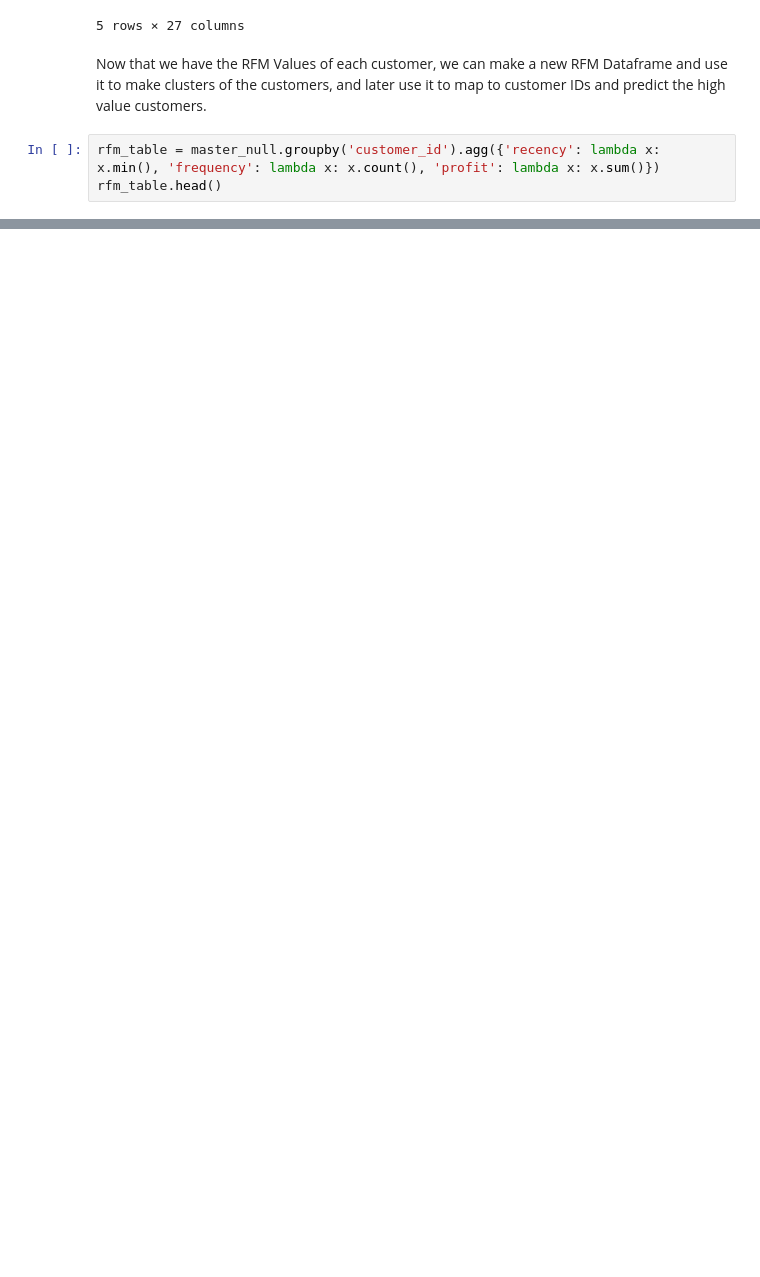
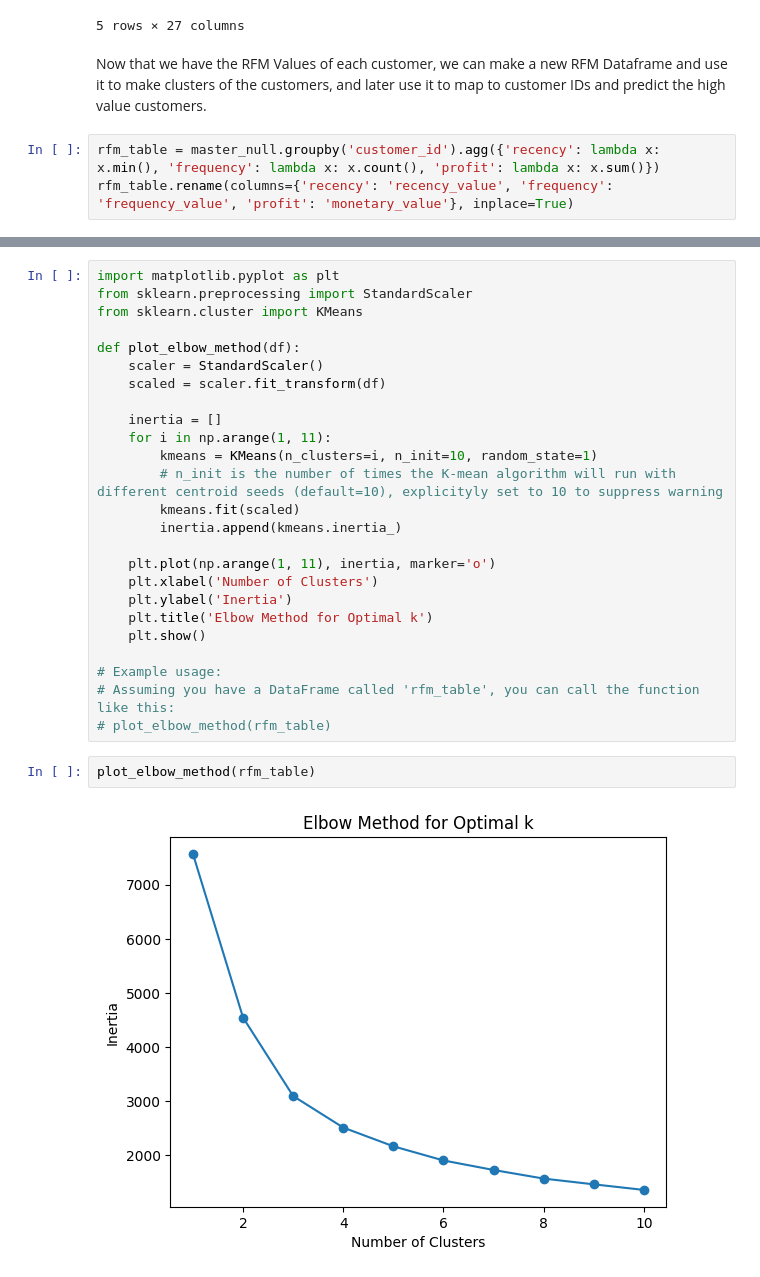
Before and after one commit to notcostheta/internship-speedrun, a Jupyter notebook: kpmg/task2.ipynb, the cells around one changed output, grey strips where cells are left out. Drawn from its saved outputs; the diff is of its cells as text; blank space fills up the shorter version.

Commit message:
added a fucntion for kmeans

```diff
--- a/kpmg/task2.ipynb
+++ b/kpmg/task2.ipynb
@@ -383,4 +383,4 @@ See the caveats in the documentation: https://pandas.pydata.org/pandas-docs/stab
 Now that we have the RFM Values of each customer, we can make a new RFM Dataframe and use it to make clusters of the customers, and later use it to map to customer IDs and predict the high value customers.
 # %%
 rfm_table = master_null.groupby('customer_id').agg({'recency': lambda x: x.min(), 'frequency': lambda x: x.count(), 'profit': lambda x: x.sum()})
-rfm_table.head()
+rfm_table.rename(columns={'recency': 'recency_value', 'frequency': 'frequency_value', 'profit': 'monetary_value'}, inplace=True)
@@ -407,0 +392,29 @@ memory usage: 78.8 KB
+# %%
+import matplotlib.pyplot as plt
+from sklearn.preprocessing import StandardScaler
+from sklearn.cluster import KMeans
+
+def plot_elbow_method(df):
+    scaler = StandardScaler()
+    scaled = scaler.fit_transform(df)
+
+    inertia = []
+    for i in np.arange(1, 11):
+        kmeans = KMeans(n_clusters=i, n_init=10, random_state=1)
+        # n_init is the number of times the K-mean algorithm will run with different centroid seeds (default=10), explicityly set to 10 to suppress warning
+        kmeans.fit(scaled)
+        inertia.append(kmeans.inertia_)
+
+    plt.plot(np.arange(1, 11), inertia, marker='o')
+    plt.xlabel('Number of Clusters')
+    plt.ylabel('Inertia')
+    plt.title('Elbow Method for Optimal k')
+    plt.show()
+
+# Example usage:
+# Assuming you have a DataFrame called 'rfm_table', you can call the function like this:
+# plot_elbow_method(rfm_table)
+# %%
+plot_elbow_method(rfm_table)
+# %% [output]
+[figure, added]
```
Also changed, not shown: parts of 4 cells of this notebook.
